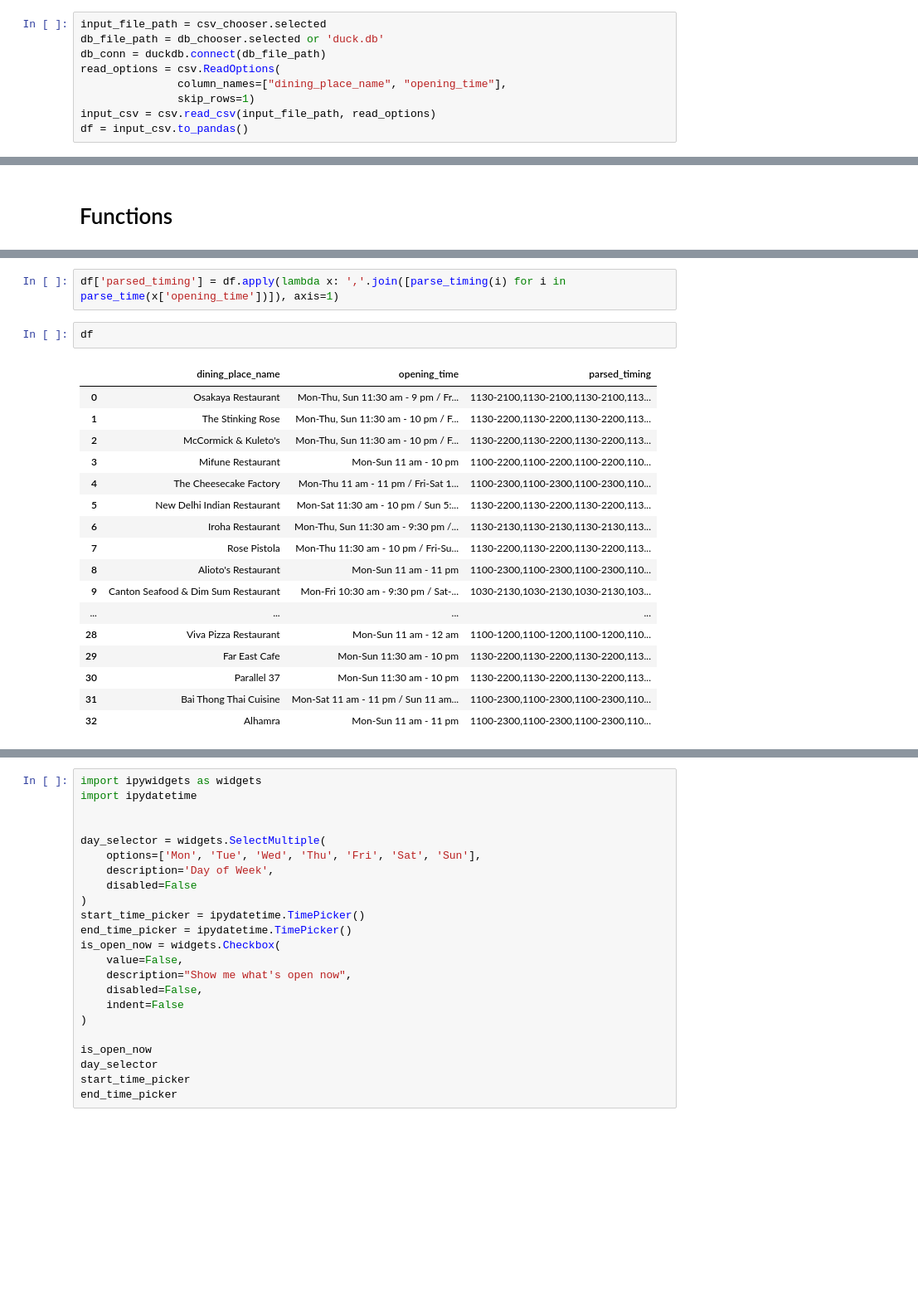
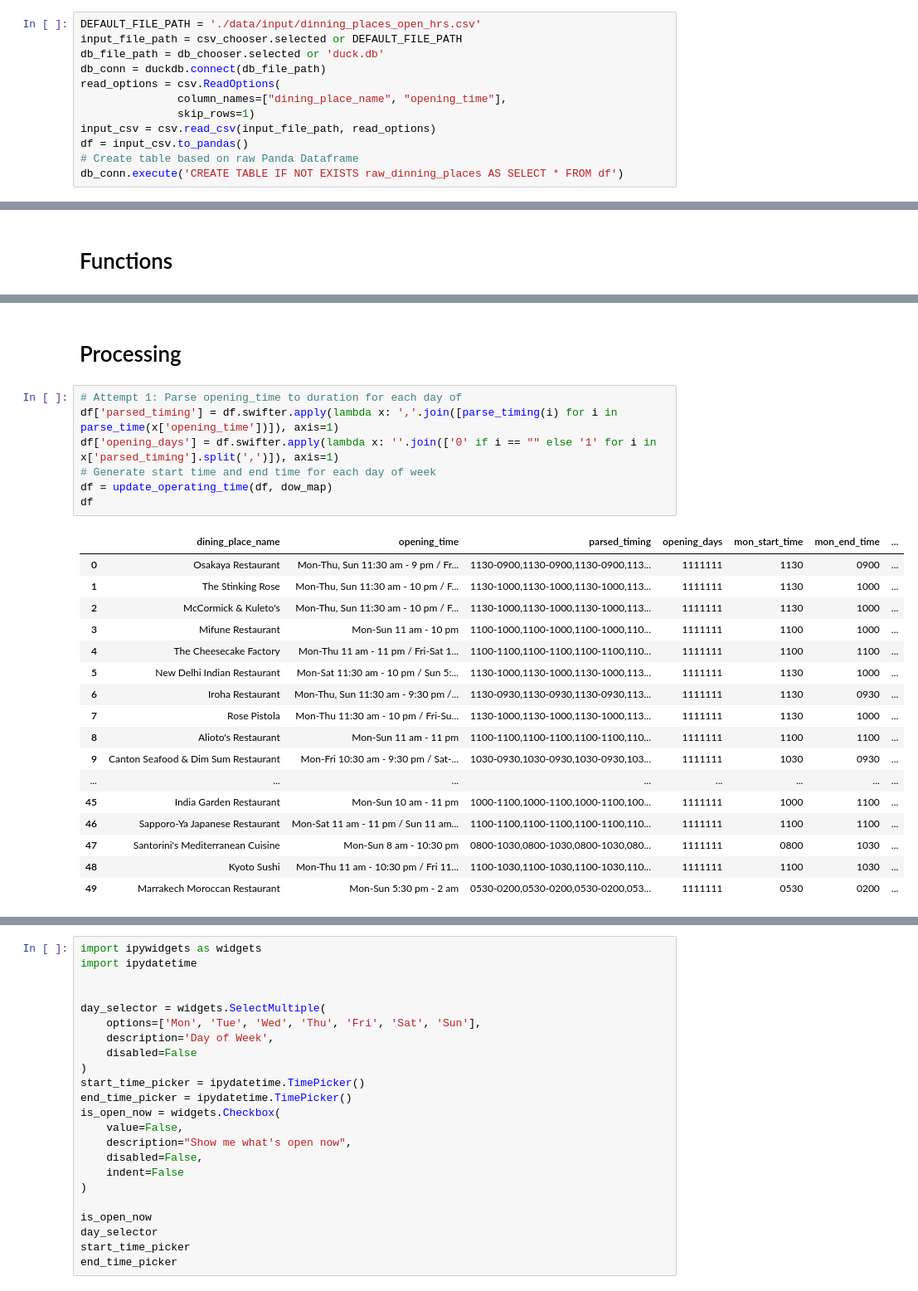
Before and after one commit to tsoonjin/restaurant_status, a Jupyter notebook: Res.ipynb, the cells around one changed output, grey strips where cells are left out. Shown at 83% size. Saved outputs shown, nothing was run; the diff lists cells and outputs as text; blank space fills up the shorter version.

Commit message:
Add data

```diff
--- a/Res.ipynb
+++ b/Res.ipynb
@@ -46,7 +84,8 @@ FileChooser(path='/Users/jujutan/projects/personal/restaurant_status', filename=
 # %% [markdown]
 # Input Resolution
 # %%
-input_file_path = csv_chooser.selected
+DEFAULT_FILE_PATH = './data/input/dinning_places_open_hrs.csv'
+input_file_path = csv_chooser.selected or DEFAULT_FILE_PATH
 db_file_path = db_chooser.selected or 'duck.db'
 db_conn = duckdb.connect(db_file_path)
 read_options = csv.ReadOptions(
@@ -54,3 +93,5 @@ read_options = csv.ReadOptions(
                skip_rows=1)
 input_csv = csv.read_csv(input_file_path, read_options)
 df = input_csv.to_pandas()
+# Create table based on raw Panda Dataframe
+db_conn.execute('CREATE TABLE IF NOT EXISTS raw_dinning_places AS SELECT * FROM df')
@@ -113,22 +210,27 @@ def parse_time(row):
+# %% [markdown]
+# Processing
 # %%
-df['parsed_timing'] = df.apply(lambda x: ','.join([parse_timing(i) for i in parse_time(x['opening_time'])]), axis=1)
+# Attempt 1: Parse opening_time to duration for each day of
+df['parsed_timing'] = df.swifter.apply(lambda x: ','.join([parse_timing(i) for i in parse_time(x['opening_time'])]), axis=1)
+df['opening_days'] = df.swifter.apply(lambda x: ''.join(['0' if i == "" else '1' for i in x['parsed_timing'].split(',')]), axis=1)
+# Generate start time and end time for each day of week
+df = update_operating_time(df, dow_map)
+df
+# %% [output]
+|  | dining_place_name | opening_time | parsed_timing | opening_days | mon_start_time | mon_end_time | ... |
+| 0 | Osakaya Restaurant | Mon-Thu, Sun 11:30 am - 9 pm / Fr... | 1130-0900,1130-0900,1130-0900,113... | 1111111 | 1130 | 0900 | ... |
+| 1 | The Stinking Rose | Mon-Thu, Sun 11:30 am - 10 pm / F... | 1130-1000,1130-1000,1130-1000,113... | 1111111 | 1130 | 1000 | ... |
+| 2 | McCormick & Kuleto's | Mon-Thu, Sun 11:30 am - 10 pm / F... | 1130-1000,1130-1000,1130-1000,113... | 1111111 | 1130 | 1000 | ... |
+| 3 | Mifune Restaurant | Mon-Sun 11 am - 10 pm | 1100-1000,1100-1000,1100-1000,110... | 1111111 | 1100 | 1000 | ... |
+| 4 | The Cheesecake Factory | Mon-Thu 11 am - 11 pm / Fri-Sat 1... | 1100-1100,1100-1100,1100-1100,110... | 1111111 | 1100 | 1100 | ... |
+| 5 | New Delhi Indian Restaurant | Mon-Sat 11:30 am - 10 pm / Sun 5:... | 1130-1000,1130-1000,1130-1000,113... | 1111111 | 1130 | 1000 | ... |
+| 6 | Iroha Restaurant | Mon-Thu, Sun 11:30 am - 9:30 pm /... | 1130-0930,1130-0930,1130-0930,113... | 1111111 | 1130 | 0930 | ... |
+| 7 | Rose Pistola | Mon-Thu 11:30 am - 10 pm / Fri-Su... | 1130-1000,1130-1000,1130-1000,113... | 1111111 | 1130 | 1000 | ... |
+| 8 | Alioto's Restaurant | Mon-Sun 11 am - 11 pm | 1100-1100,1100-1100,1100-1100,110... | 1111111 | 1100 | 1100 | ... |
+| 9 | Canton Seafood & Dim Sum Restaurant | Mon-Fri 10:30 am - 9:30 pm / Sat-... | 1030-0930,1030-0930,1030-0930,103... | 1111111 | 1030 | 0930 | ... |
+| ... | ... | ... | ... | ... | ... | ... | ... |
+| 45 | India Garden Restaurant | Mon-Sun 10 am - 11 pm | 1000-1100,1000-1100,1000-1100,100... | 1111111 | 1000 | 1100 | ... |
+| 46 | Sapporo-Ya Japanese Restaurant | Mon-Sat 11 am - 11 pm / Sun 11 am... | 1100-1100,1100-1100,1100-1100,110... | 1111111 | 1100 | 1100 | ... |
+| 47 | Santorini's Mediterranean Cuisine | Mon-Sun 8 am - 10:30 pm | 0800-1030,0800-1030,0800-1030,080... | 1111111 | 0800 | 1030 | ... |
+| 48 | Kyoto Sushi | Mon-Thu 11 am - 10:30 pm / Fri 11... | 1100-1030,1100-1030,1100-1030,110... | 1111111 | 1100 | 1030 | ... |
+| 49 | Marrakech Moroccan Restaurant | Mon-Sun 5:30 pm - 2 am | 0530-0200,0530-0200,0530-0200,053... | 1111111 | 0530 | 0200 | ... |
-# %%
-df
-# %% [output]
-|  | dining_place_name | opening_time | parsed_timing |
-| 0 | Osakaya Restaurant | Mon-Thu, Sun 11:30 am - 9 pm / Fr... | 1130-2100,1130-2100,1130-2100,113... |
-| 1 | The Stinking Rose | Mon-Thu, Sun 11:30 am - 10 pm / F... | 1130-2200,1130-2200,1130-2200,113... |
-| 2 | McCormick & Kuleto's | Mon-Thu, Sun 11:30 am - 10 pm / F... | 1130-2200,1130-2200,1130-2200,113... |
-| 3 | Mifune Restaurant | Mon-Sun 11 am - 10 pm | 1100-2200,1100-2200,1100-2200,110... |
-| 4 | The Cheesecake Factory | Mon-Thu 11 am - 11 pm / Fri-Sat 1... | 1100-2300,1100-2300,1100-2300,110... |
-| 5 | New Delhi Indian Restaurant | Mon-Sat 11:30 am - 10 pm / Sun 5:... | 1130-2200,1130-2200,1130-2200,113... |
-| 6 | Iroha Restaurant | Mon-Thu, Sun 11:30 am - 9:30 pm /... | 1130-2130,1130-2130,1130-2130,113... |
-| 7 | Rose Pistola | Mon-Thu 11:30 am - 10 pm / Fri-Su... | 1130-2200,1130-2200,1130-2200,113... |
-| 8 | Alioto's Restaurant | Mon-Sun 11 am - 11 pm | 1100-2300,1100-2300,1100-2300,110... |
-| 9 | Canton Seafood & Dim Sum Restaurant | Mon-Fri 10:30 am - 9:30 pm / Sat-... | 1030-2130,1030-2130,1030-2130,103... |
-| ... | ... | ... | ... |
-| 28 | Viva Pizza Restaurant | Mon-Sun 11 am - 12 am | 1100-1200,1100-1200,1100-1200,110... |
-| 29 | Far East Cafe | Mon-Sun 11:30 am - 10 pm | 1130-2200,1130-2200,1130-2200,113... |
-| 30 | Parallel 37 | Mon-Sun 11:30 am - 10 pm | 1130-2200,1130-2200,1130-2200,113... |
-| 31 | Bai Thong Thai Cuisine | Mon-Sat 11 am - 11 pm / Sun 11 am... | 1100-2300,1100-2300,1100-2300,110... |
-| 32 | Alhamra | Mon-Sun 11 am - 11 pm | 1100-2300,1100-2300,1100-2300,110... |
```
Also changed, not shown: parts of 13 cells of this notebook, 4 other files.
